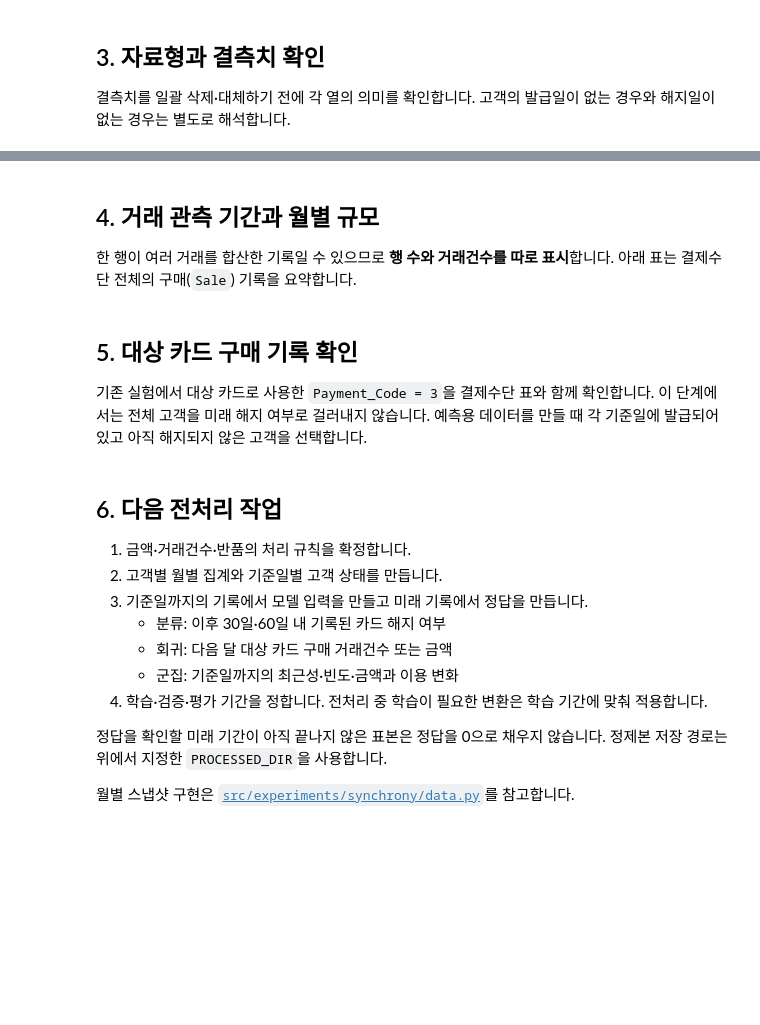
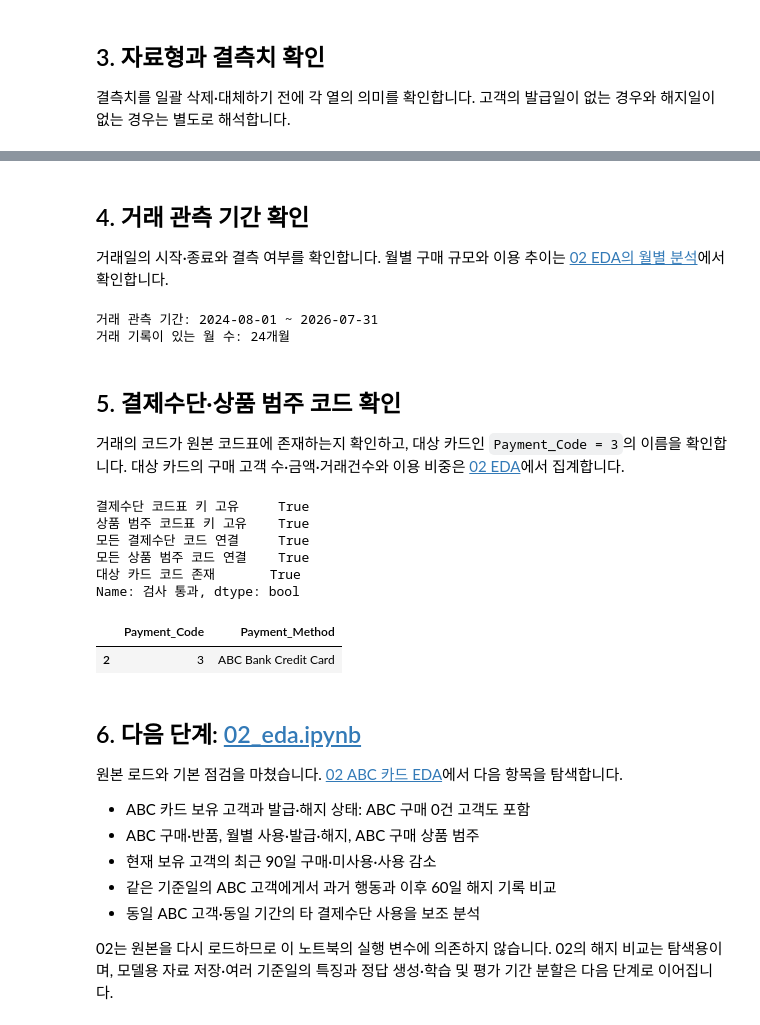
Before and after one commit to ilil1/Cardops, a Jupyter notebook: notebooks/Synchrony/01_data_load_clean.ipynb, the cells around one changed output, grey strips where cells are left out. Drawn from its saved outputs; the diff is of its cells as text; code cells hidden in the pictures; blank space fills up the shorter version.

```diff
--- a/notebooks/Synchrony/01_data_load_clean.ipynb
+++ b/notebooks/Synchrony/01_data_load_clean.ipynb
@@ -85,49 +241,53 @@ display(transactions["Transaction_Type"].value_counts(dropna=False).rename("행
 # %% [markdown]
-## 4. 거래 관측 기간과 월별 규모
+## 4. 거래 관측 기간 확인
 
-한 행이 여러 거래를 합산한 기록일 수 있으므로 **행 수와 거래건수를 따로 표시**합니다.
-아래 표는 결제수단 전체의 구매(`Sale`) 기록을 요약합니다.
+거래일의 시작·종료와 결측 여부를 확인합니다.
+월별 구매 규모와 이용 추이는 [02 EDA의 월별 분석](02_eda.ipynb)에서 확인합니다.
 # %%
 observation_start = transactions["Transaction_Date"].min()
 observation_end = transactions["Transaction_Date"].max()
+assert transactions["Transaction_Date"].notna().all(), "거래일 결측을 확인해 주세요."
 print(f"거래 관측 기간: {observation_start.date()} ~ {observation_end.date()}")
-
-sales = transactions.loc[transactions["Transaction_Type"].eq("Sale")].copy()
-monthly_sales = sales.groupby("month").agg(
-    customers=("Customer_ID", "nunique"),
-    rows=("Transaction_ID", "size"),
-    transaction_count=("Number_of_Transactions", "sum"),
-    transaction_amount=("Transaction_Amount", "sum"),
-)
-display(monthly_sales)
+print(f"거래 기록이 있는 월 수: {transactions['month'].nunique()}개월")
+# %% [output]
+거래 관측 기간: 2024-08-01 ~ 2026-07-31
+거래 기록이 있는 월 수: 24개월
 # %% [markdown]
-## 5. 대상 카드 구매 기록 확인
+## 5. 결제수단·상품 범주 코드 확인
 
-기존 실험에서 대상 카드로 사용한 `Payment_Code = 3`을 결제수단 표와 함께 확인합니다.
-이 단계에서는 전체 고객을 미래 해지 여부로 걸러내지 않습니다.
-예측용 데이터를 만들 때 각 기준일에 발급되어 있고 아직 해지되지 않은 고객을 선택합니다.
+거래의 코드가 원본 코드표에 존재하는지 확인하고, 대상 카드인 `Payment_Code = 3`의 이름을 확인합니다.
+대상 카드의 구매 고객 수·금액·거래건수와 이용 비중은 [02 EDA](02_eda.ipynb)에서 집계합니다.
 # %%
 CARD_PAYMENT_CODE = 3
+code_checks = pd.Series({
+    "결제수단 코드표 키 고유": payment_codes["Payment_Code"].is_unique,
+    "상품 범주 코드표 키 고유": category_codes["Category_Code"].is_unique,
+    "모든 결제수단 코드 연결": transactions["Payment_Code"].isin(payment_codes["Payment_Code"]).all(),
+    "모든 상품 범주 코드 연결": transactions["Category_Code"].isin(category_codes["Category_Code"]).all(),
+    "대상 카드 코드 존재": payment_codes["Payment_Code"].eq(CARD_PAYMENT_CODE).any(),
+}, name="검사 통과")
+display(code_checks)
+assert code_checks.all(), "연결되지 않은 코드 또는 중복 코드표 키를 확인해 주세요."
 display(payment_codes.loc[payment_codes["Payment_Code"].eq(CARD_PAYMENT_CODE)])
-card_sales = sales.loc[sales["Payment_Code"].eq(CARD_PAYMENT_CODE)].copy()
-
-display(pd.Series({
-    "대상 카드 구매 고객 수": card_sales["Customer_ID"].nunique(),
-    "대상 카드 구매 기록 행 수": len(card_sales),
-    "대상 카드 구매 거래건수 합계": card_sales["Number_of_Transactions"].sum(),
-}, name="집계"))
+# %% [output]
+결제수단 코드표 키 고유     True
+상품 범주 코드표 키 고유    True
+모든 결제수단 코드 연결     True
+모든 상품 범주 코드 연결    True
+대상 카드 코드 존재       True
+Name: 검사 통과, dtype: bool
+|  | Payment_Code | Payment_Method |
+| 2 | 3 | ABC Bank Credit Card |
 # %% [markdown]
-## 6. 다음 전처리 작업
+## 6. 다음 단계: [02_eda.ipynb](02_eda.ipynb)
 
-1. 금액·거래건수·반품의 처리 규칙을 확정합니다.
-2. 고객별 월별 집계와 기준일별 고객 상태를 만듭니다.
-3. 기준일까지의 기록에서 모델 입력을 만들고 미래 기록에서 정답을 만듭니다.
-   - 분류: 이후 30일·60일 내 기록된 카드 해지 여부
-   - 회귀: 다음 달 대상 카드 구매 거래건수 또는 금액
-   - 군집: 기준일까지의 최근성·빈도·금액과 이용 변화
-4. 학습·검증·평가 기간을 정합니다. 전처리 중 학습이 필요한 변환은 학습 기간에 맞춰 적용합니다.
+원본 로드와 기본 점검을 마쳤습니다. [02 ABC 카드 EDA](02_eda.ipynb)에서 다음 항목을 탐색합니다.
 
-정답을 확인할 미래 기간이 아직 끝나지 않은 표본은 정답을 0으로 채우지 않습니다.
-정제본 저장 경로는 위에서 지정한 `PROCESSED_DIR`을 사용합니다.
+- ABC 카드 보유 고객과 발급·해지 상태: ABC 구매 0건 고객도 포함
+- ABC 구매·반품, 월별 사용·발급·해지, ABC 구매 상품 범주
+- 현재 보유 고객의 최근 90일 구매·미사용·사용 감소
+- 같은 기준일의 ABC 고객에게서 과거 행동과 이후 60일 해지 기록 비교
+- 동일 ABC 고객·동일 기간의 타 결제수단 사용을 보조 분석
 
-월별 스냅샷 구현은 [`src/experiments/synchrony/data.py`](../../src/experiments/synchrony/data.py)를 참고합니다.
+02는 원본을 다시 로드하므로 이 노트북의 실행 변수에 의존하지 않습니다.
+02의 해지 비교는 탐색용이며, 모델용 자료 저장·여러 기준일의 특징과 정답 생성·학습 및 평가 기간 분할은 다음 단계로 이어집니다.
```
Also changed, not shown: parts of 6 cells of this notebook, 7 other files.
